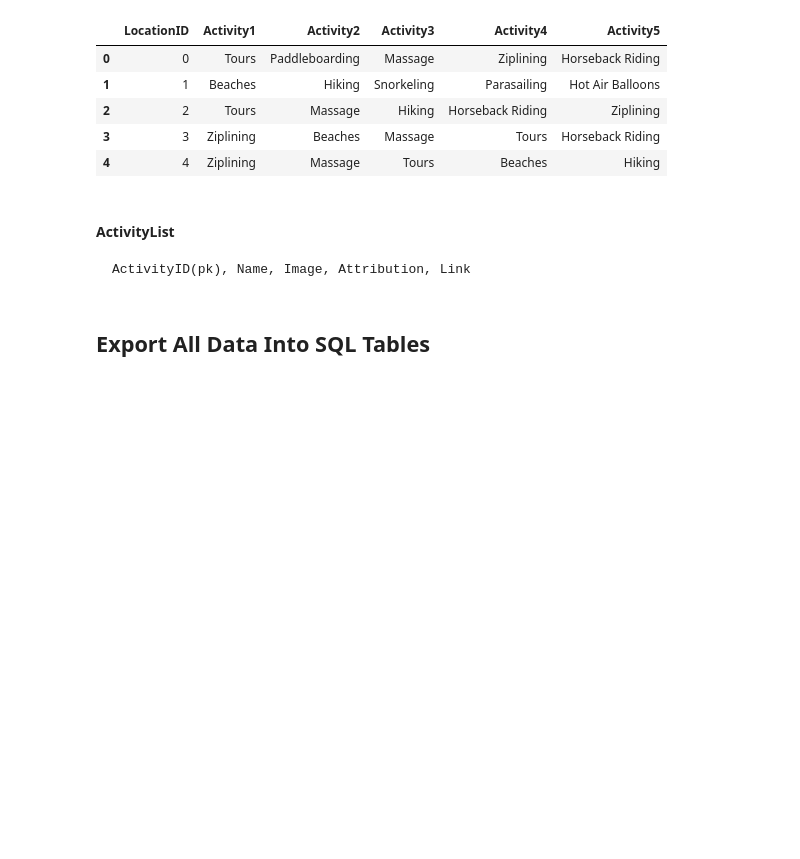
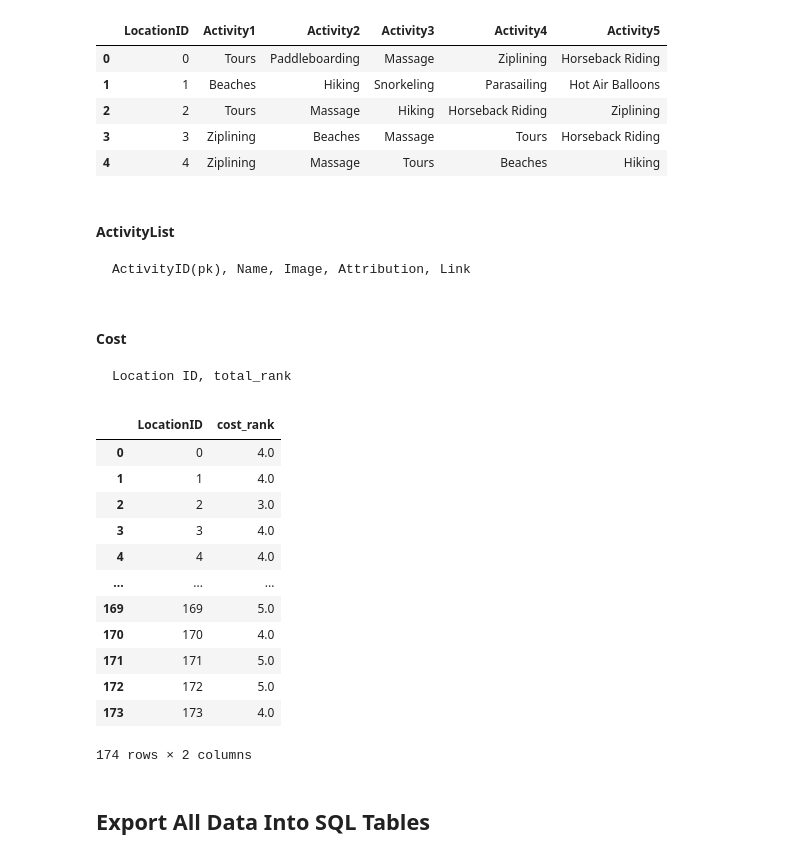
Before and after one commit to mugsiemx/honeymoon-dashboard, a Jupyter notebook: divide_and_conquer.ipynb, the cells around one changed output. Drawn from its saved outputs; the diff is of its cells as text; code cells hidden in the pictures; blank space fills up the shorter version.

Commit message:
export cost data

```diff
--- a/divide_and_conquer.ipynb
+++ b/divide_and_conquer.ipynb
@@ -414,6 +414,27 @@ See the caveats in the documentation: https://pandas.pydata.org/pandas-docs/stab
 # %%
 # add ActivityID
 #activityList_df   #use strings as ID, activity_listDF should be good to add.
+# %% [markdown]
+#### Cost
+    Location ID, total_rank
+# %%
+cost_df = step4_df[["cost_rank"]]
+cost_df.insert(0,'LocationID',step4_df.index)
+cost_df
+# %% [output]
+|  | LocationID | cost_rank |
+| 0 | 0 | 4.0 |
+| 1 | 1 | 4.0 |
+| 2 | 2 | 3.0 |
+| 3 | 3 | 4.0 |
+| 4 | 4 | 4.0 |
+| ... | ... | ... |
+| 169 | 169 | 5.0 |
+| 170 | 170 | 4.0 |
+| 171 | 171 | 5.0 |
+| 172 | 172 | 5.0 |
+| 173 | 173 | 4.0 |
+174 rows × 2 columns
 # %% [markdown]
 ## Export All Data Into SQL Tables
 # %%
```
Also changed, not shown: parts of 5 cells of this notebook, 1 other file.
